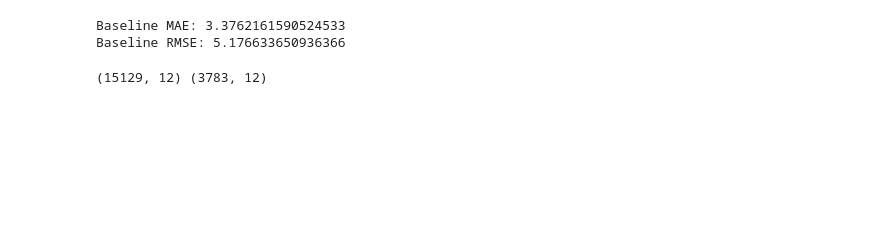
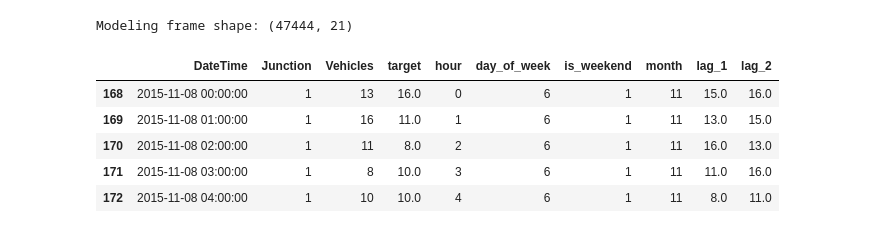
Before and after one commit to omeadow/kimep-big-data-ml-traffic-project, a Jupyter notebook: notebooks/Untitled.ipynb, the cells around one changed output. Saved outputs shown, nothing was run; the diff lists cells and outputs as text; code cells hidden in the pictures; blank space fills up the shorter version.

```diff
--- a/notebooks/Untitled.ipynb
+++ b/notebooks/Untitled.ipynb
@@ -144,38 +156,33 @@ model_df.head()
-# %%
-model_df["baseline_pred"] = model_df["Vehicles"]
-
-baseline_mae = np.mean(np.abs(model_df["target"] - model_df["baseline_pred"]))
-baseline_rmse = np.sqrt(np.mean((model_df["target"] - model_df["baseline_pred"]) ** 2))
-
-print("Baseline MAE:", baseline_mae)
-print("Baseline RMSE:", baseline_rmse)
-# %% [output]
-Baseline MAE: 3.3762161590524533
-Baseline RMSE: 5.176633650936366
-# %%
-feature_cols = [
-    "Junction",
-    "Vehicles",
-    "hour",
-    "day_of_week",
-    "is_weekend",
-    "lag_1",
-    "lag_2",
-    "lag_3",
-    "lag_6",
-    "lag_24",
-    "rolling_mean_3",
-    "rolling_mean_24",
-]
-
-X = model_df[feature_cols]
-y = model_df["target"]
-
-split_idx = int(len(model_df) * 0.8)
-
-X_train, X_test = X.iloc[:split_idx], X.iloc[split_idx:]
-y_train, y_test = y.iloc[:split_idx], y.iloc[split_idx:]
-
-print(X_train.shape, X_test.shape)
-# %% [output]
-(15129, 12) (3783, 12)
+# %%
+required_features = [
+    "Junction",
+    "Vehicles",
+    "hour",
+    "day_of_week",
+    "is_weekend",
+    "month",
+    "lag_1",
+    "lag_2",
+    "lag_3",
+    "lag_6",
+    "lag_12",
+    "lag_24",
+    "lag_48",
+    "lag_168",
+    "rolling_mean_3",
+    "rolling_mean_6",
+    "rolling_mean_24",
+    "rolling_std_24",
+]
+
+model_df = df.dropna(subset=["target"] + required_features).copy()
+print("Modeling frame shape:", model_df.shape)
+model_df[["DateTime", "Junction", "Vehicles", "target"] + required_features[2:8]].head()
+# %% [output]
+Modeling frame shape: (47444, 21)
+|  | DateTime | Junction | Vehicles | target | hour | day_of_week | is_weekend | month | lag_1 | lag_2 |
+| 168 | 2015-11-08 00:00:00 | 1 | 13 | 16.0 | 0 | 6 | 1 | 11 | 15.0 | 16.0 |
+| 169 | 2015-11-08 01:00:00 | 1 | 16 | 11.0 | 1 | 6 | 1 | 11 | 13.0 | 15.0 |
+| 170 | 2015-11-08 02:00:00 | 1 | 11 | 8.0 | 2 | 6 | 1 | 11 | 16.0 | 13.0 |
+| 171 | 2015-11-08 03:00:00 | 1 | 8 | 10.0 | 3 | 6 | 1 | 11 | 11.0 | 16.0 |
+| 172 | 2015-11-08 04:00:00 | 1 | 10 | 10.0 | 4 | 6 | 1 | 11 | 8.0 | 11.0 |
```
Also changed, not shown: parts of 22 cells of this notebook, 5 other files.
